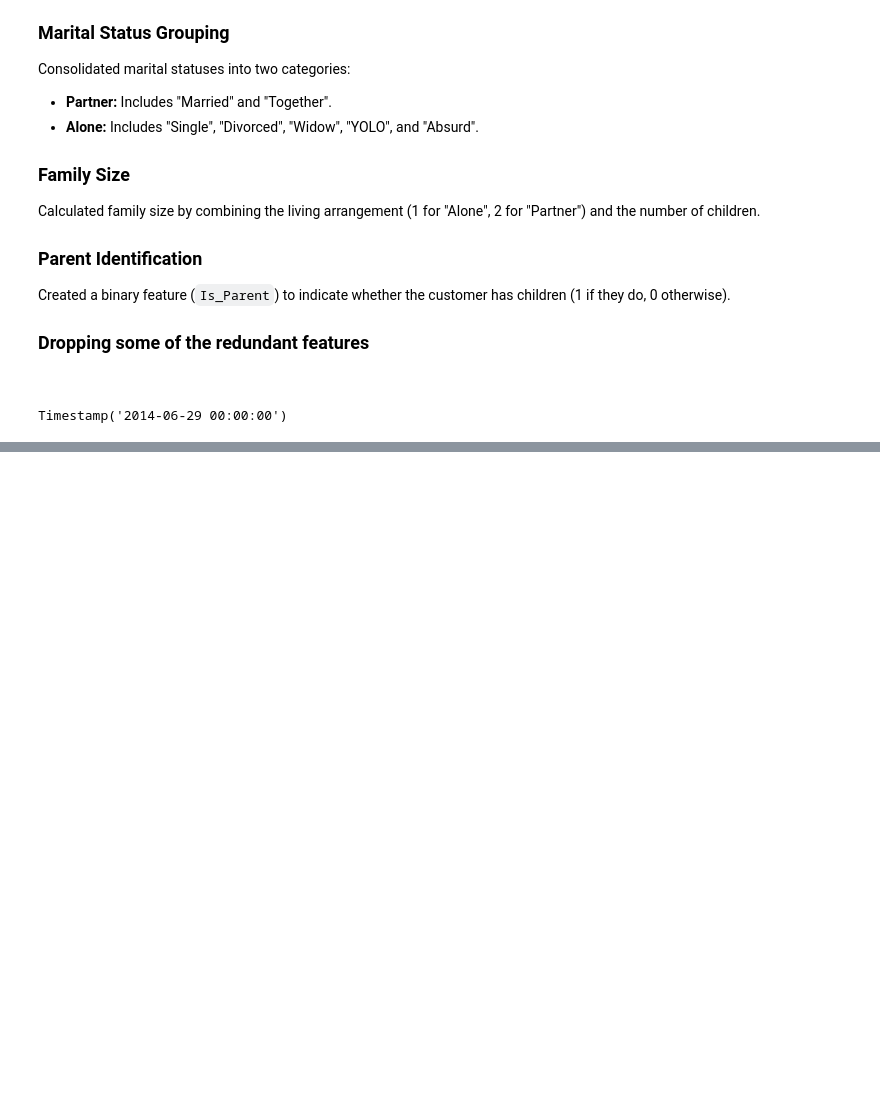
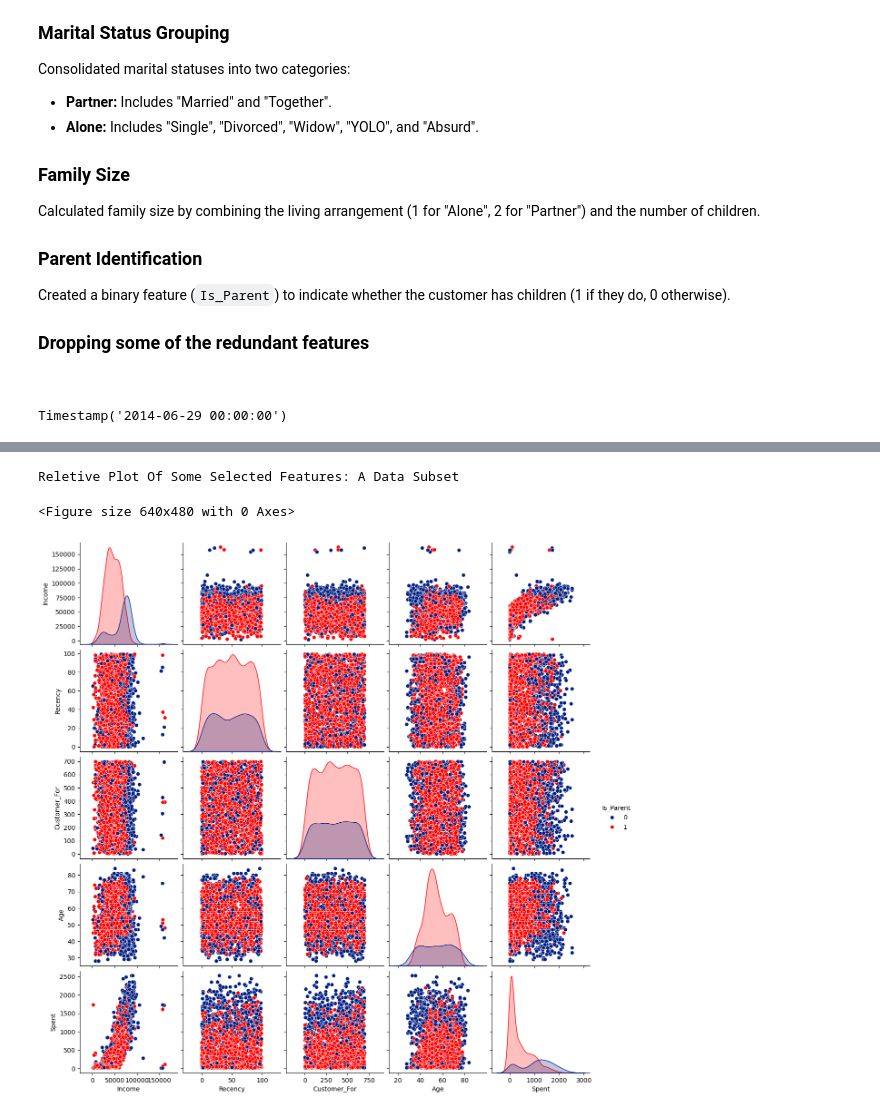
Before and after one commit to trucni2005/Customer-Segmentation-Analysis, a Jupyter notebook: customer_segmentation_analysis.ipynb, the cells around one changed output, grey strips where cells are left out. Drawn from its saved outputs; the diff is of its cells as text; code cells hidden in the pictures; blank space fills up the shorter version.

```diff
--- a/customer_segmentation_analysis.ipynb
+++ b/customer_segmentation_analysis.ipynb
@@ -235,11 +236,11 @@ Name: Income, dtype: float64
 # %%
-Q1 = data['Income'].quantile(0.25)
-Q3 = data['Income'].quantile(0.75)
+Q1 = cleaned_data['Income'].quantile(0.25)
+Q3 = cleaned_data['Income'].quantile(0.75)
 IQR = Q3 - Q1
 upper_bound = Q3 + 10 * IQR
 lower_bound = Q1 - 10 * IQR
 
-filtered_data = data[(data['Income'] >= lower_bound) & (data['Income'] <= upper_bound)]
+filtered_data = cleaned_data[(cleaned_data['Income'] >= lower_bound) & (cleaned_data['Income'] <= upper_bound)]
 # %%
 filtered_data['Income'].hist(bins=100)
 plt.show()
@@ -421,5 +422,5 @@ Name: Dt_Customer, Length: 2215, dtype: datetime64[ns]
 # %%
-filtered_data['customer_for'] = (max_date - filtered_data['Dt_Customer']).dt.days
+filtered_data['Customer_For'] = (max_date - filtered_data['Dt_Customer']).dt.days
 # %% [output]
 A value is trying to be set on a copy of a slice from a DataFrame.
 Try using .loc[row_indexer,col_indexer] = value instead
@@ -518,0 +533,12 @@ filtered_data_copy
+# %%
+#Plotting following features
+To_Plot = [ "Income", "Recency", "Customer_For", "Age", "Spent", "Is_Parent"]
+print("Reletive Plot Of Some Selected Features: A Data Subset")
+plt.figure()
+sns.pairplot(filtered_data_copy[To_Plot], hue= "Is_Parent",palette= (["#011F82", "#FF0000"]))
+#Taking hue
+plt.show()
+# %% [output]
+Reletive Plot Of Some Selected Features: A Data Subset
+<Figure size 640x480 with 0 Axes>
+[figure, added]
```
Also changed, not shown: parts of 22 cells of this notebook, 2 other files.
